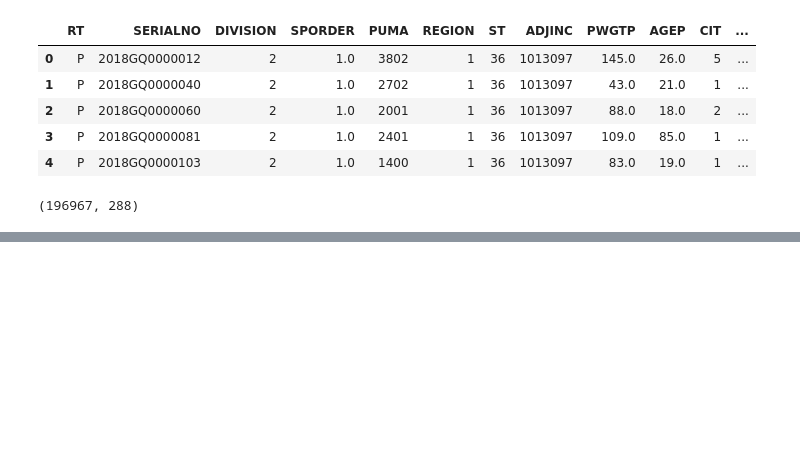
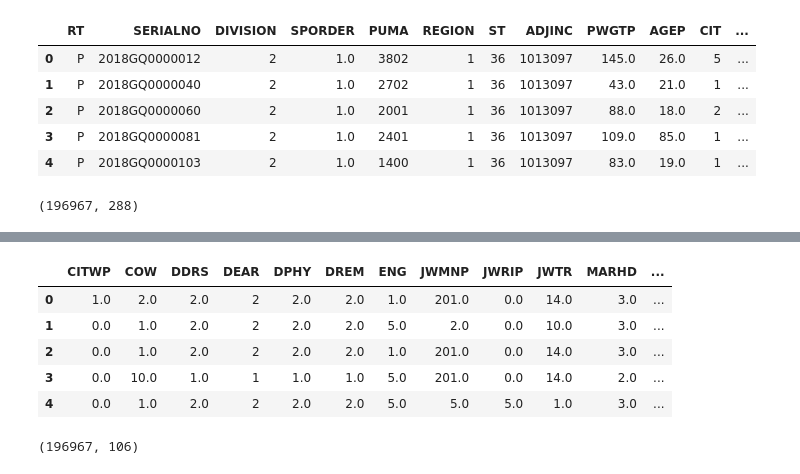
Before and after one commit to ptorres001/census_HI_classification_model, a Jupyter notebook: 001_Paul_Cleaning_Pipeline.ipynb, the cells around one changed output, grey strips where cells are left out. Saved outputs shown, nothing was run; the diff lists cells and outputs as text; code cells hidden in the pictures; blank space fills up the shorter version.

```diff
--- a/001_Paul_Cleaning_Pipeline.ipynb
+++ b/001_Paul_Cleaning_Pipeline.ipynb
@@ -766,0 +1778,2 @@ KeyError: "['RAC2P', 'DRAT', 'PUBCOV', 'MIGPUMA', 'SFN', 'GCM', 'SFR', 'LANP', '
+# %%
+df_al = dropping_features(df_al)
@@ -766,0 +1858,16 @@ KeyError: "['RAC2P', 'DRAT', 'PUBCOV', 'MIGPUMA', 'SFN', 'GCM', 'SFR', 'LANP', '
+# %%
+nys = pd.merge(df_paul, df_al, left_index=True, right_index=True)
+# %%
+nys.drop(columns = [ 'FAGEP', 'FANCP', 'FCITWP',
+       'FCOWP', 'FDDRSP', 'FDEARP', 'FDISP', 'FDRATP', 'FDRATXP', 'FESRP',
+       'FGCMP', 'FGCRP', 'FHICOVP', 'FHINS2P', 'FHINS6P', 'FHINS7P',
+       'FHISP', 'FINDP', 'FJWMNP', 'FLANP', 'FMARP', 'FMARHTP', 'FMIGSP',
+       'FMILSP', 'FOIP', 'FPOBP', 'FPOWSP', 'FPRIVCOVP', 'FPUBCOVP',
+       'FRACP', 'FRELP', 'FSCHP', 'FSEXP', 'FSSIP', 'FSSP', 'FWKHP',
+       'FYOEP', 'PWGTP3', 'PWGTP4', 'PWGTP5', 'PWGTP8', 'PWGTP9',
+       'PWGTP10', 'PWGTP17', 'PWGTP20', 'PWGTP21', 'PWGTP23', 'PWGTP24',
+       'PWGTP25', 'PWGTP26', 'PWGTP30', 'PWGTP31', 'PWGTP32', 'PWGTP36',
+       'PWGTP37', 'PWGTP38', 'PWGTP39', 'PWGTP40', 'PWGTP42', 'PWGTP43',
+       'PWGTP47', 'PWGTP48', 'PWGTP51', 'PWGTP52', 'PWGTP54', 'PWGTP55',
+       'PWGTP56', 'PWGTP57', 'PWGTP58', 'PWGTP61', 'PWGTP65', 'PWGTP66',
+       'PWGTP68', 'PWGTP71', 'PWGTP74', 'PWGTP75', 'PWGTP77', 'PWGTP80','RT_x', 'SPORDER_x', 'PUMA_x', 'ADJINC_x', 'PWGTP_x'], inplace=True)
@@ -766,0 +1894,13 @@ KeyError: "['RAC2P', 'DRAT', 'PUBCOV', 'MIGPUMA', 'SFN', 'GCM', 'SFR', 'LANP', '
+# %%
+nys.head()
+# %% [output]
+|  | CITWP | COW | DDRS | DEAR | DPHY | DREM | ENG | JWMNP | JWRIP | JWTR | MARHD | ... |
+| 0 | 1.0 | 2.0 | 2.0 | 2 | 2.0 | 2.0 | 1.0 | 201.0 | 0.0 | 14.0 | 3.0 | ... |
+| 1 | 0.0 | 1.0 | 2.0 | 2 | 2.0 | 2.0 | 5.0 | 2.0 | 0.0 | 10.0 | 3.0 | ... |
+| 2 | 0.0 | 1.0 | 2.0 | 2 | 2.0 | 2.0 | 1.0 | 201.0 | 0.0 | 14.0 | 3.0 | ... |
+| 3 | 0.0 | 10.0 | 1.0 | 1 | 1.0 | 1.0 | 5.0 | 201.0 | 0.0 | 14.0 | 2.0 | ... |
+| 4 | 0.0 | 1.0 | 2.0 | 2 | 2.0 | 2.0 | 5.0 | 5.0 | 5.0 | 1.0 | 3.0 | ... |
+# %%
+nys.shape
+# %% [output]
+(196967, 106)
```
Also changed, not shown: parts of 25 cells of this notebook, 1 other file.
